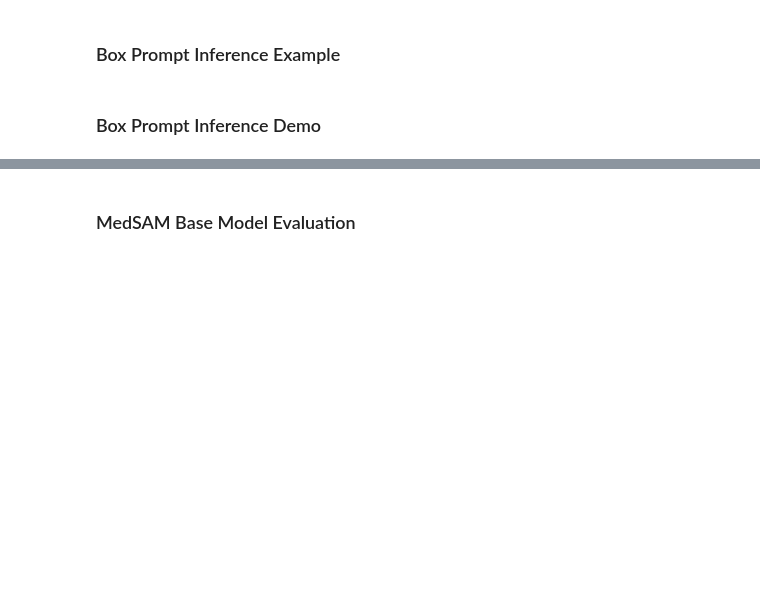
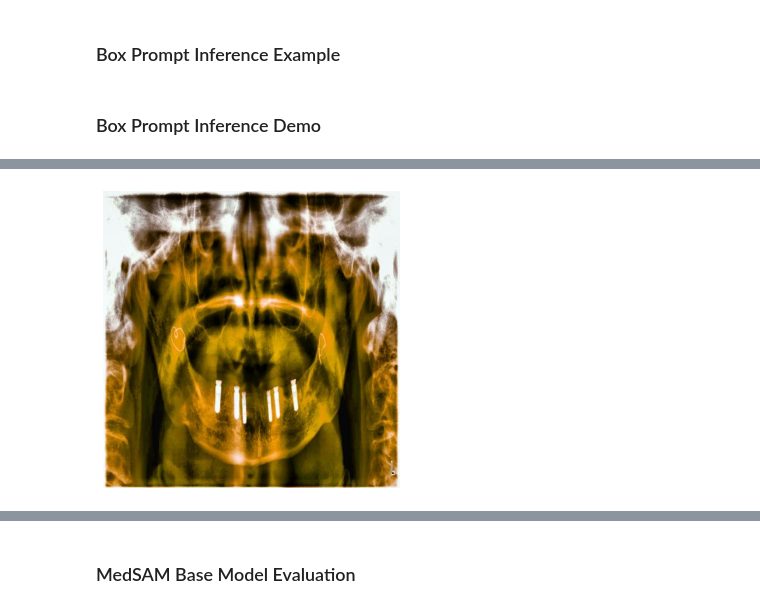
Before and after one commit to OSmith132/Automated-Dental-Segmentation, a Jupyter notebook: MedSAM_main.ipynb, the cells around one changed output, grey strips where cells are left out. Saved outputs shown, nothing was run; the diff lists cells and outputs as text; code cells hidden in the pictures; blank space fills up the shorter version.

```diff
--- a/MedSAM_main.ipynb
+++ b/MedSAM_main.ipynb
@@ -117,25 +119,27 @@ No such comm: 74ba668096a140609dedefba6da3c91c
 # %%
 %matplotlib inline
-
+1
 def show_mask(mask, ax, random_color=False):
     if random_color:
         color = np.concatenate([np.random.random(3), np.array([0.6])], axis=0)
     else:
         color = np.array([30/255, 144/255, 255/255, 0.6])
     h, w = mask.shape[-2:]
     mask_image = mask.reshape(h, w, 1) * color.reshape(1, 1, -1)
     ax.imshow(mask_image)
 
 def show_points(coords, labels, ax, marker_size=375):
     pos_points = coords[labels==1]
     neg_points = coords[labels==0]
     ax.scatter(pos_points[:, 0], pos_points[:, 1], color='green', marker='*', s=marker_size, edgecolor='white', linewidth=1.25)
     ax.scatter(neg_points[:, 0], neg_points[:, 1], color='red', marker='*', s=marker_size, edgecolor='white', linewidth=1.25)
 
 def show_box(box, ax):
     x0, y0 = box[0], box[1]
     w, h = box[2] - box[0], box[3] - box[1]
     ax.add_patch(plt.Rectangle((x0, y0), w, h, edgecolor='green', facecolor=(0,0,0,0), lw=2))
+# %% [output]
+[figure, added]
 # %%
 
 importlib.reload(model_evaluator)
```
Also changed, not shown: parts of 13 cells of this notebook, 2 other files.
